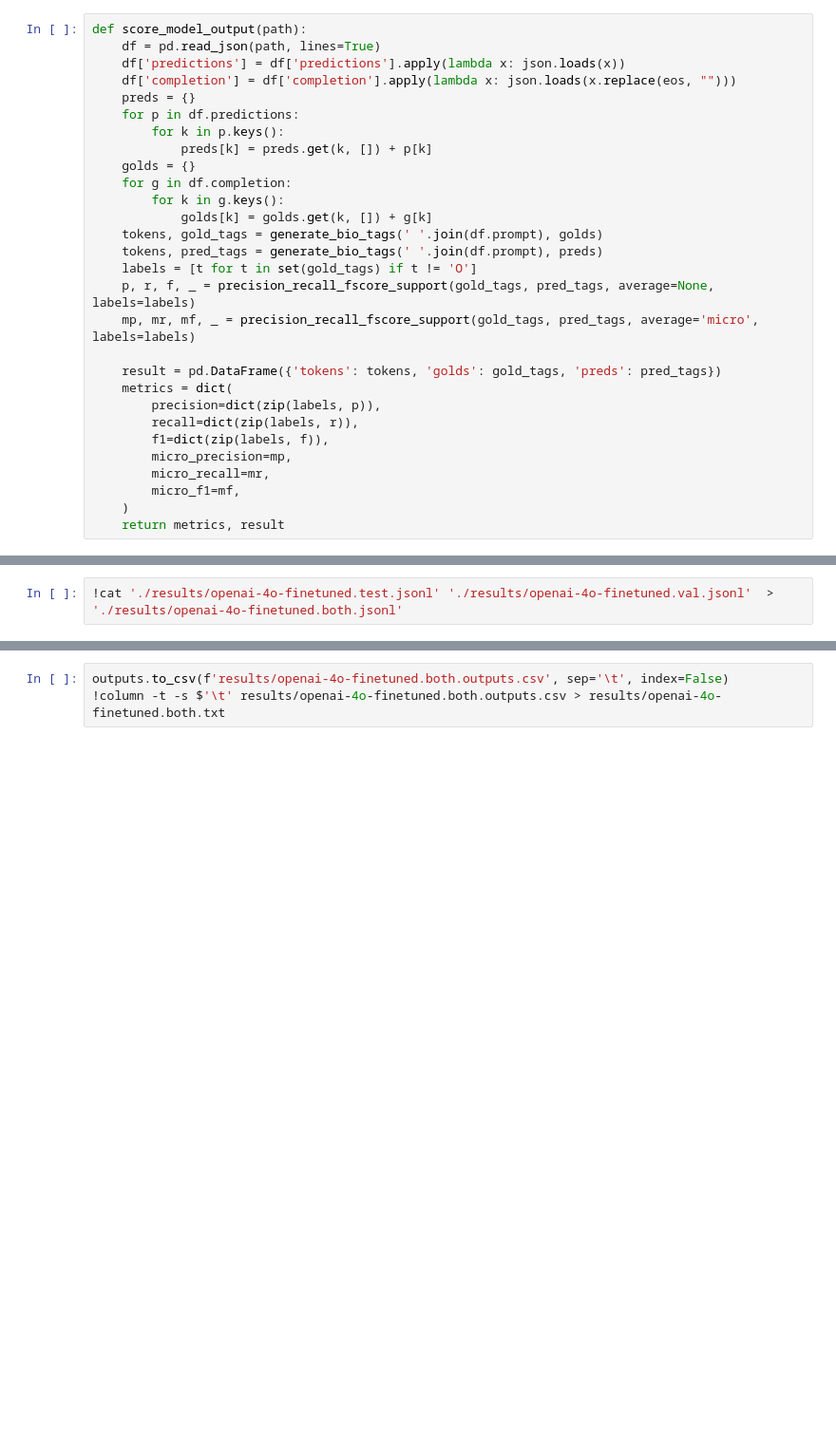
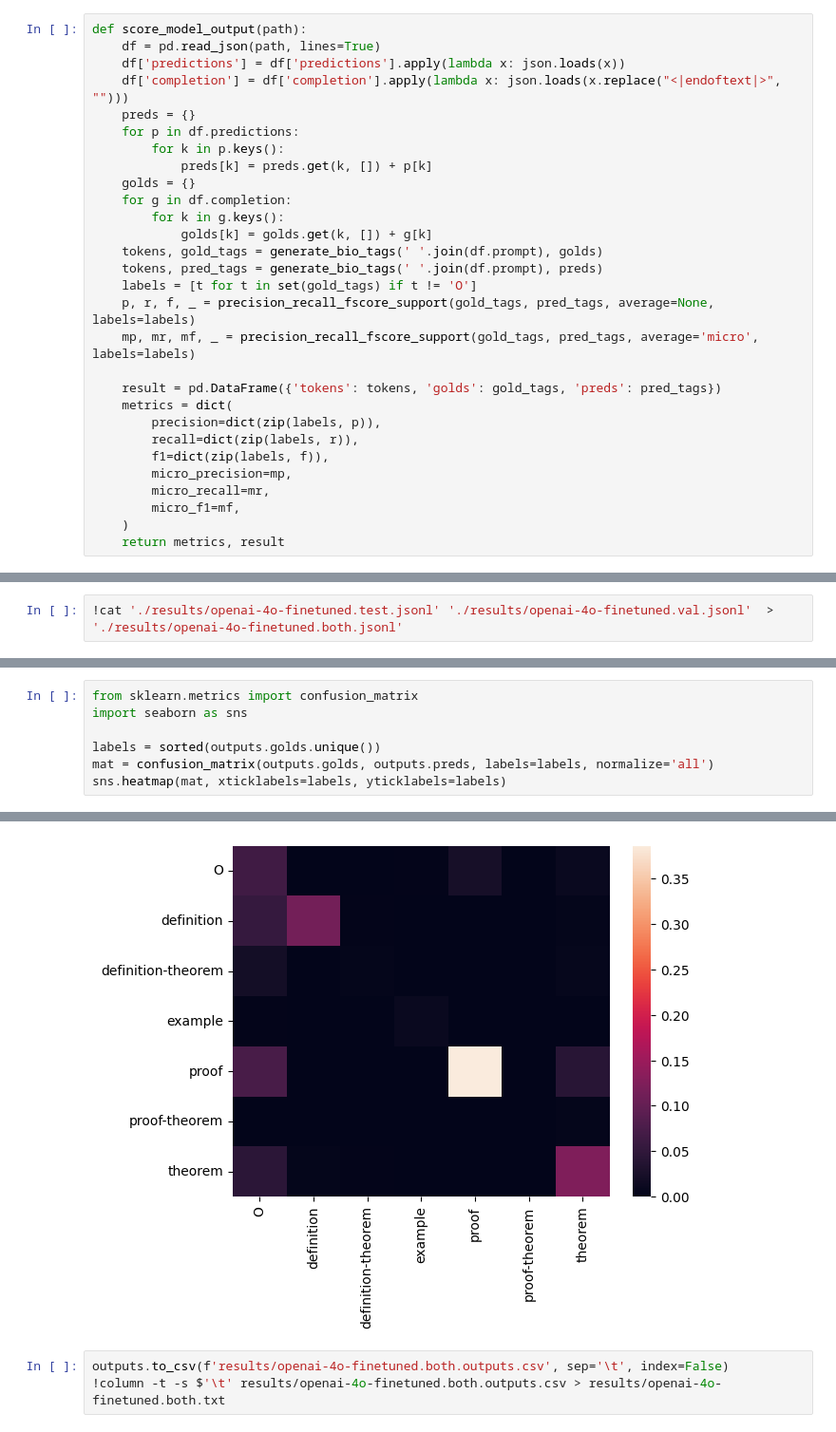
Before and after one commit to offendo/tex-ner, a Jupyter notebook: Prompting NER.ipynb, the cells around one changed output, grey strips where cells are left out. Shown: that part at 95% size. Cells and saved outputs as stored; diff of their text form; blank space fills up the shorter version.

```diff
--- a/Prompting NER.ipynb
+++ b/Prompting NER.ipynb
@@ -259,7 +233,7 @@ def generate_bio_tags(sentence, entities):
 def score_model_output(path):
     df = pd.read_json(path, lines=True)
     df['predictions'] = df['predictions'].apply(lambda x: json.loads(x))
-    df['completion'] = df['completion'].apply(lambda x: json.loads(x.replace(eos, "")))
+    df['completion'] = df['completion'].apply(lambda x: json.loads(x.replace("<|endoftext|>", "")))
     preds = {}
     for p in df.predictions:
         for k in p.keys():
@@ -750,0 +722,8 @@ pprint(metrics)
+# %%
+from sklearn.metrics import confusion_matrix
+import seaborn as sns
+
+labels = sorted(outputs.golds.unique())
+mat = confusion_matrix(outputs.golds, outputs.preds, labels=labels, normalize='all')
+sns.heatmap(mat, xticklabels=labels, yticklabels=labels)
+# %% [output]
@@ -751,3 +731,4 @@ pprint(metrics)
+[figure, added]
 # %%
 outputs.to_csv(f'results/openai-4o-finetuned.both.outputs.csv', sep='\t', index=False)
 !column -t -s $'\t' results/openai-4o-finetuned.both.outputs.csv > results/openai-4o-finetuned.both.txt
```
Also changed, not shown: parts of 16 cells of this notebook, 2 other files.
